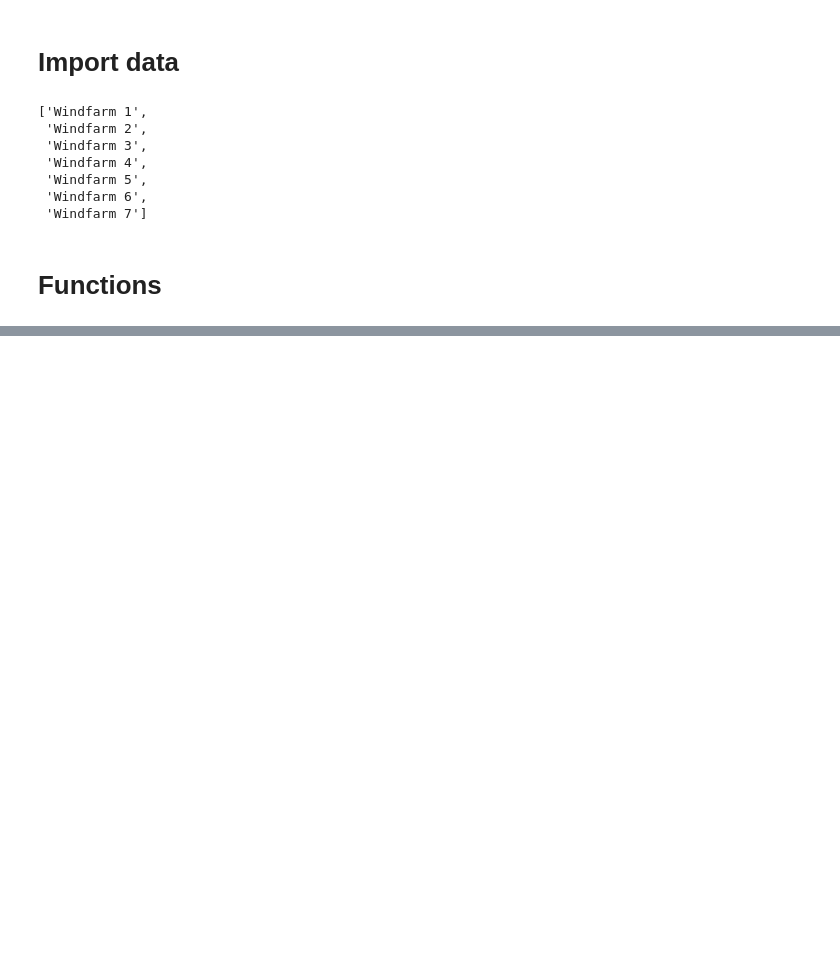
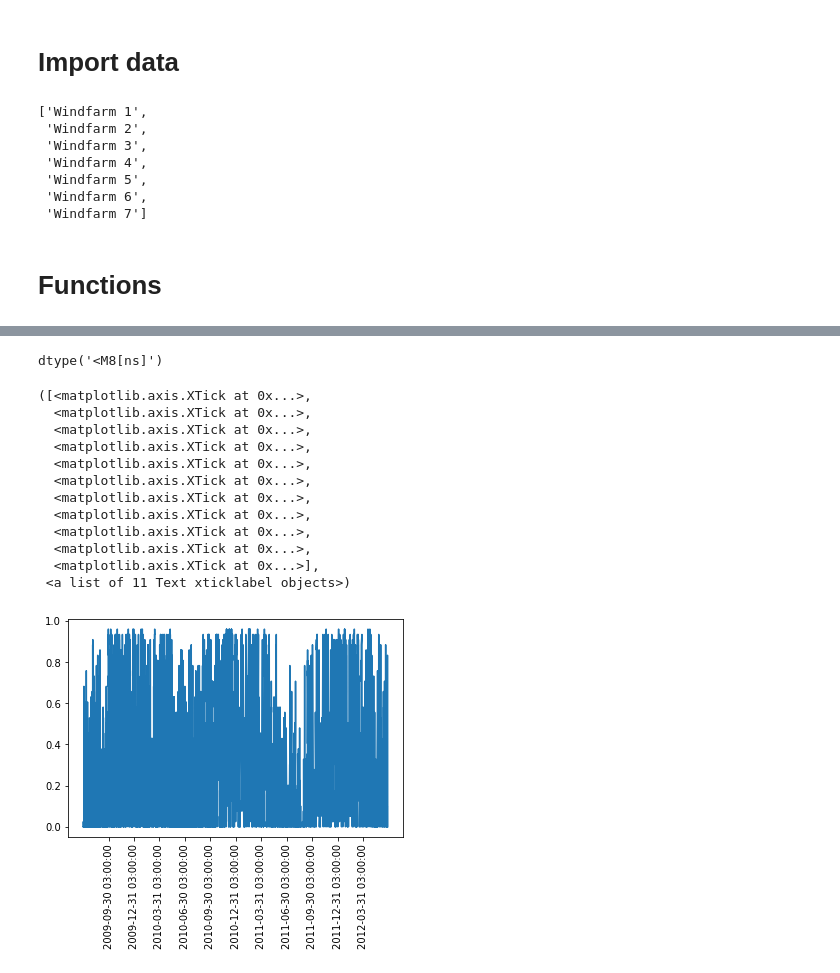
Before and after one commit to Pontius1007/TDT4859, a Jupyter notebook: data_preprocessing.ipynb, the cells around one changed output, grey strips where cells are left out. Saved outputs shown, nothing was run; the diff lists cells and outputs as text; code cells hidden in the pictures; blank space fills up the shorter version.

```diff
--- a/data_preprocessing.ipynb
+++ b/data_preprocessing.ipynb
@@ -28,6 +32,9 @@ benchmark = pd.read_csv("Data/benchmark.csv")
 forecasts = [forecast1, forecast2, forecast3, forecast4, forecast5, forecast6, forecast7]
 # Forecast structure: date hors u v ws wd
 #train structure: date wp1 wp2 wp3 wp4 wp5 wp6 wp7
+# %%
+filenames = ['wp1.csv', 'wp2.csv', 'wp3.csv', 'wp4.csv', 'wp5.csv', 'wp6.csv', 'wp7.csv']
+windparks = ['wp1', 'wp2', 'wp3', 'wp4', 'wp5', 'wp6', 'wp7']
 # %%
 plot_titles = []
 for i in range(7):
@@ -279,4 +201,0 @@ def prepare_train_data(train_df):
-# %%
-train['date'] = train['date'].apply(str)
-train['date'] = train['date'].apply(convert_to_datetime)
-train.head()
@@ -290,3 +201,0 @@ train.head()
-# %%
-train.set_index('date', drop=False, inplace=True, verify_integrity=True)
-train.head()
@@ -370,0 +229,3 @@ ValueError: time data '2009-07-01 00:00:00' does not match format '%Y%m%d%H'
+# %%
+august = main(forecasts[-1], train, windparks[-1], filenames[-1])
+august.head()
@@ -370,0 +243,21 @@ ValueError: time data '2009-07-01 00:00:00' does not match format '%Y%m%d%H'
+# %%
+august.index.dtype
+# %% [output]
+dtype('<M8[ns]')
+# %%
+plt.plot(august['production'])
+plt.xticks(ticks, labels=ticks, rotation=90)
+# %% [output]
+([<matplotlib.axis.XTick at 0x...>,
+  <matplotlib.axis.XTick at 0x...>,
+  <matplotlib.axis.XTick at 0x...>,
+  <matplotlib.axis.XTick at 0x...>,
+  <matplotlib.axis.XTick at 0x...>,
+  <matplotlib.axis.XTick at 0x...>,
+  <matplotlib.axis.XTick at 0x...>,
+  <matplotlib.axis.XTick at 0x...>,
+  <matplotlib.axis.XTick at 0x...>,
+  <matplotlib.axis.XTick at 0x...>,
+  <matplotlib.axis.XTick at 0x...>],
+ <a list of 11 Text xticklabel objects>)
+[figure, added]
```
Also changed, not shown: parts of 30 cells of this notebook, 2 other files.
